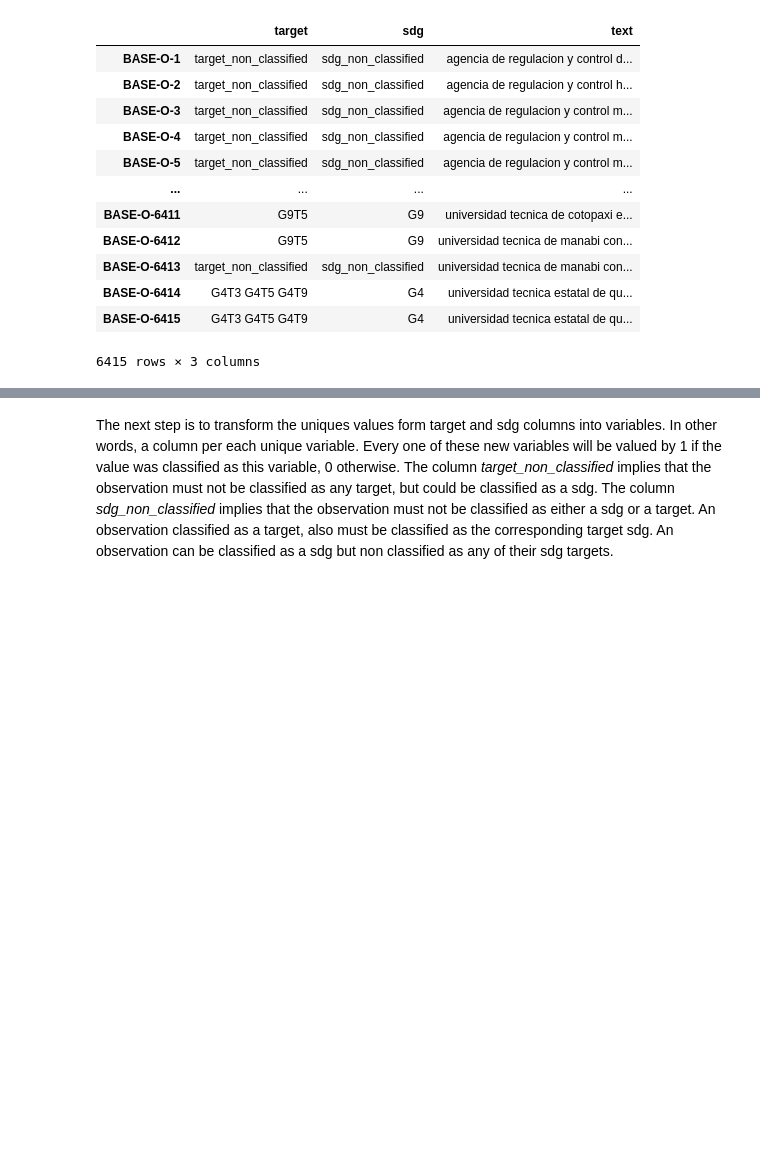
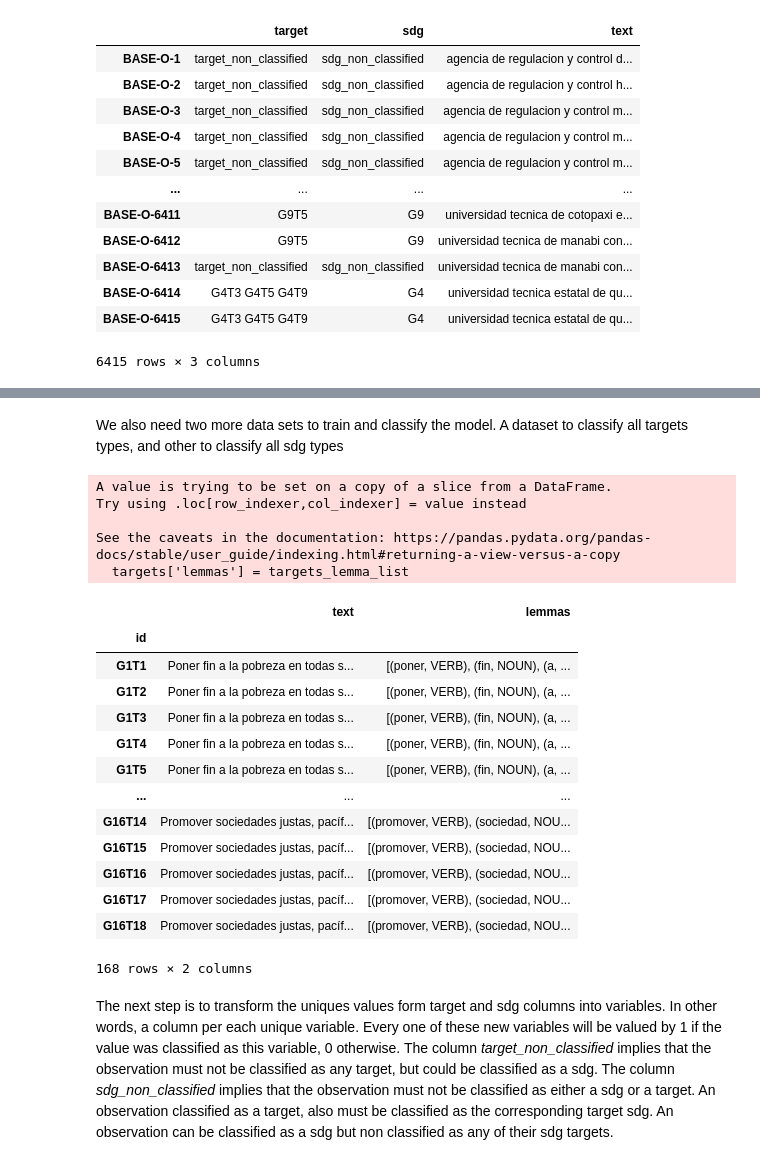
Before and after one commit to elmarcellotc/PNUD-Consulting-USFQ-Data-Hub, a Jupyter notebook: technicalApendix.ipynb, the cells around one changed output, grey strips where cells are left out. Saved outputs shown, nothing was run; the diff lists cells and outputs as text; code cells hidden in the pictures; blank space fills up the shorter version.

```diff
--- a/technicalApendix.ipynb
+++ b/technicalApendix.ipynb
@@ -305,0 +312,15 @@ al_df
+# %%
+# IMPORTANT: for Python 3.10.8 was necessayr to run pip install -e git+https://github.com/yeahwhat-mc/goslate#egg=goslate in console
+# pip install PyDictionary
+# pip install -U spacy
+# python -m spacy download es
+# python -m spacy sownload es_core_news_lg
+# pip install PyMultiDictionary
+
+import spacy
+from PyMultiDictionary import MultiDictionary
+
+dictionary = MultiDictionary()
+sp = spacy.load('es_core_news_lg')
+
+# remember that this work was developed for spanish data
@@ -306,3 +377,43 @@ al_df
+# %% [markdown]
+ We also need two more data sets to train and classify the model. A dataset to classify all targets types, and other to classify all sdg types
+# %%
+undp['text'] = undp['sdg_information'] + undp['target_information']
+targets = undp[['target', 'text']]
+
+targets_text_list = targets['text'].to_list()
+targets_lemma_list = [None]*len(targets_text_list)
+
+for s in range(len(targets_text_list)):
+
+    targets_lemma_list[s]= lemma_generator(targets_text_list[s])
+
+targets['lemmas'] = targets_lemma_list
+
+targets.set_index('target', inplace=True)
+targets.index.name = 'id'
+targets.to_csv('clean data/targets.csv')
+original_targets = targets.index.to_list()
+targets
+# %% [output]
+A value is trying to be set on a copy of a slice from a DataFrame.
+Try using .loc[row_indexer,col_indexer] = value instead
+
+See the caveats in the documentation: https://pandas.pydata.org/pandas-docs/stable/user_guide/indexing.html#returning-a-view-versus-a-copy
+  targets['lemmas'] = targets_lemma_list
+|  | text | lemmas |
+| id |  |  |
+| G1T1 | Poner fin a la pobreza en todas s... | [(poner, VERB), (fin, NOUN), (a, ... |
+| G1T2 | Poner fin a la pobreza en todas s... | [(poner, VERB), (fin, NOUN), (a, ... |
+| G1T3 | Poner fin a la pobreza en todas s... | [(poner, VERB), (fin, NOUN), (a, ... |
+| G1T4 | Poner fin a la pobreza en todas s... | [(poner, VERB), (fin, NOUN), (a, ... |
+| G1T5 | Poner fin a la pobreza en todas s... | [(poner, VERB), (fin, NOUN), (a, ... |
+| ... | ... | ... |
+| G16T14 | Promover sociedades justas, pacíf... | [(promover, VERB), (sociedad, NOU... |
+| G16T15 | Promover sociedades justas, pacíf... | [(promover, VERB), (sociedad, NOU... |
+| G16T16 | Promover sociedades justas, pacíf... | [(promover, VERB), (sociedad, NOU... |
+| G16T17 | Promover sociedades justas, pacíf... | [(promover, VERB), (sociedad, NOU... |
+| G16T18 | Promover sociedades justas, pacíf... | [(promover, VERB), (sociedad, NOU... |
+168 rows × 2 columns
 # %% [markdown]
  The next step is to transform the uniques values form target and sdg columns into variables. In other words, a column per each unique variable. Every one of these new variables will be valued by 1 if the value was classified as this variable, 0 otherwise. The column *target_non_classified* implies that the observation must not be classified as any target, but could be classified as a sdg. The column *sdg_non_classified* implies that the observation must not be classified as either a sdg or a target. An observation classified as a target, also must be classified as the corresponding target sdg. An observation can be classified as a sdg but non classified as any of their sdg targets.
 # %%
```
Also changed, not shown: parts of 9 cells of this notebook, 9 other files.
